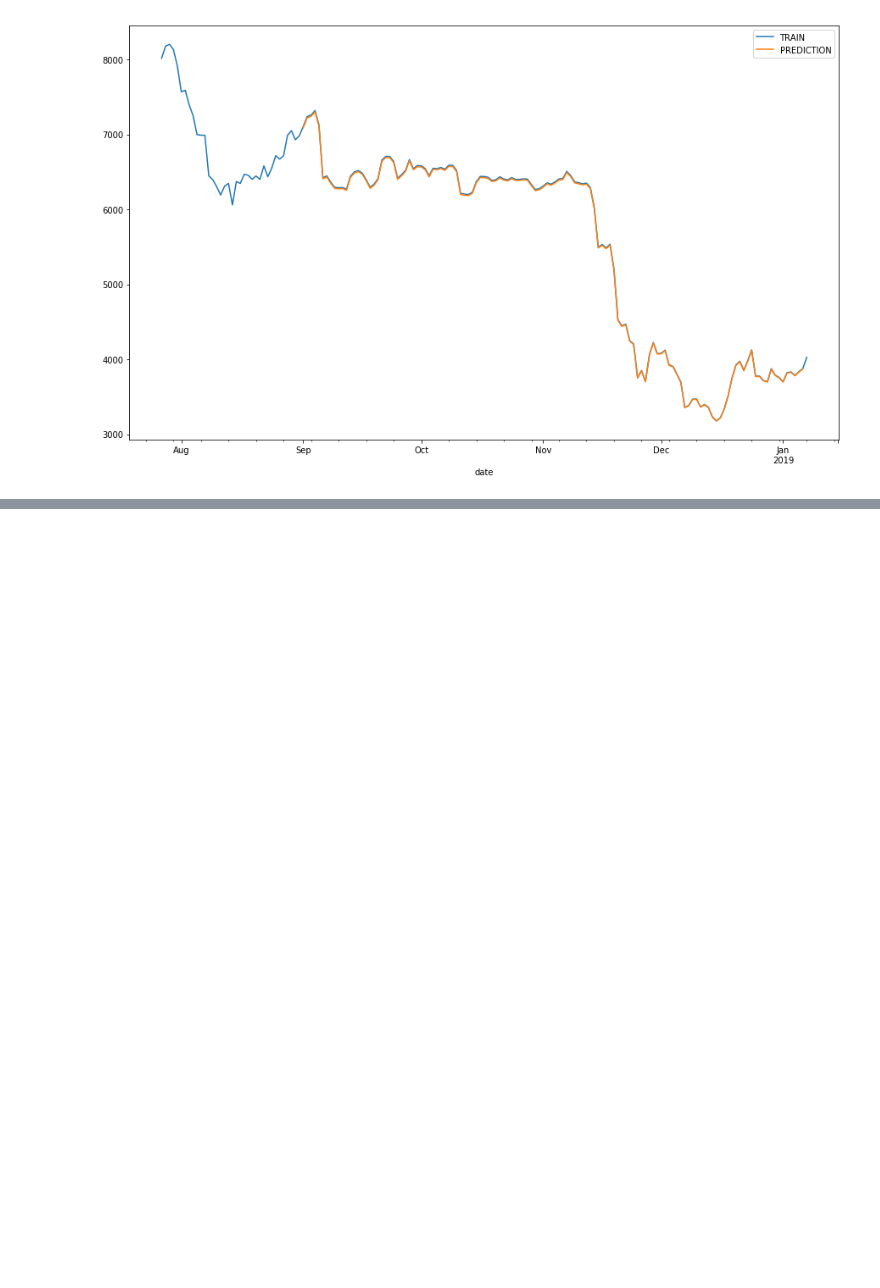
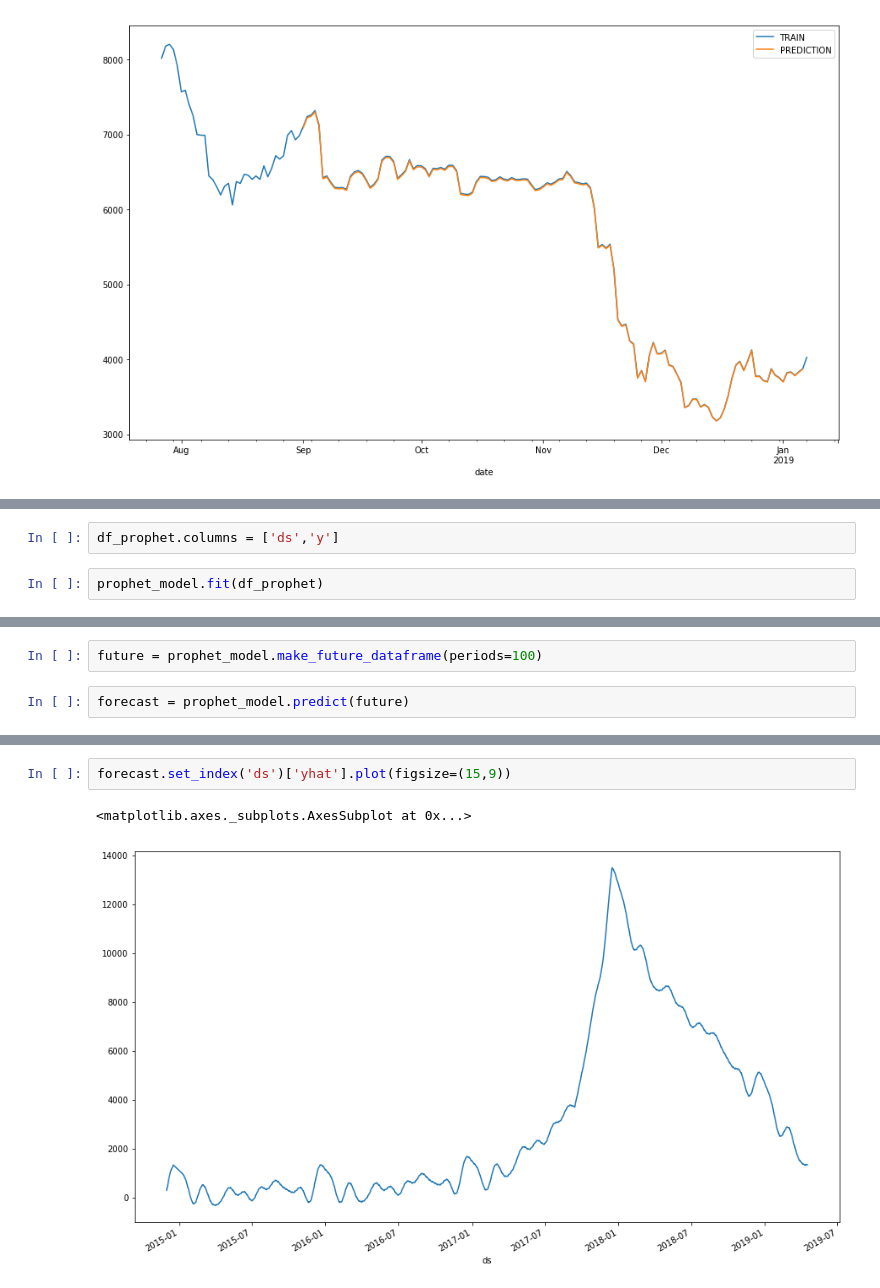
Before and after one commit to legomydiego/Thinkful-Final-Capstone, a Jupyter notebook: Final Capstone.ipynb, the cells around one changed output, grey strips where cells are left out. Cells and saved outputs as stored; diff of their text form; blank space fills up the shorter version.

Commit message:
Added prophet models

```diff
--- a/Final Capstone.ipynb
+++ b/Final Capstone.ipynb
@@ -735,0 +746,4 @@ test_plot_keras['Value'].plot(legend=True,label='PREDICTION',figsize=(15,9));
+# %%
+df_prophet.columns = ['ds','y']
+# %%
+prophet_model.fit(df_prophet)
@@ -735,0 +753,4 @@ test_plot_keras['Value'].plot(legend=True,label='PREDICTION',figsize=(15,9));
+# %%
+future = prophet_model.make_future_dataframe(periods=100)
+# %%
+forecast = prophet_model.predict(future)
@@ -735,0 +766,5 @@ test_plot_keras['Value'].plot(legend=True,label='PREDICTION',figsize=(15,9));
+# %%
+forecast.set_index('ds')['yhat'].plot(figsize=(15,9))
+# %% [output]
+<matplotlib.axes._subplots.AxesSubplot at 0x...>
+[figure, added]
```
Also changed, not shown: parts of 21 cells of this notebook.
